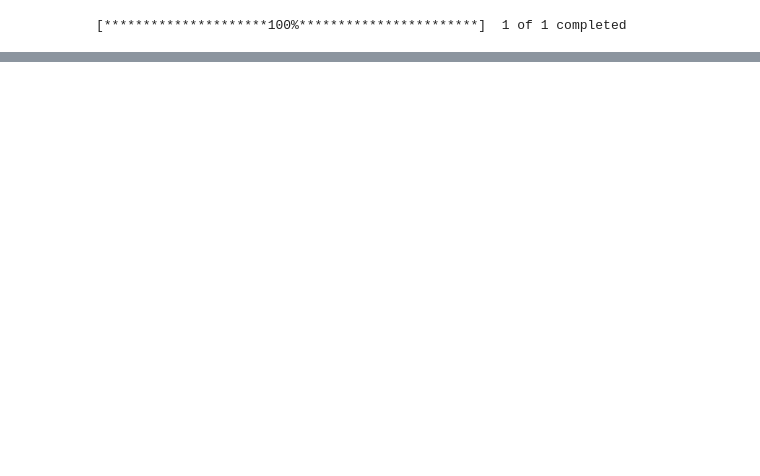
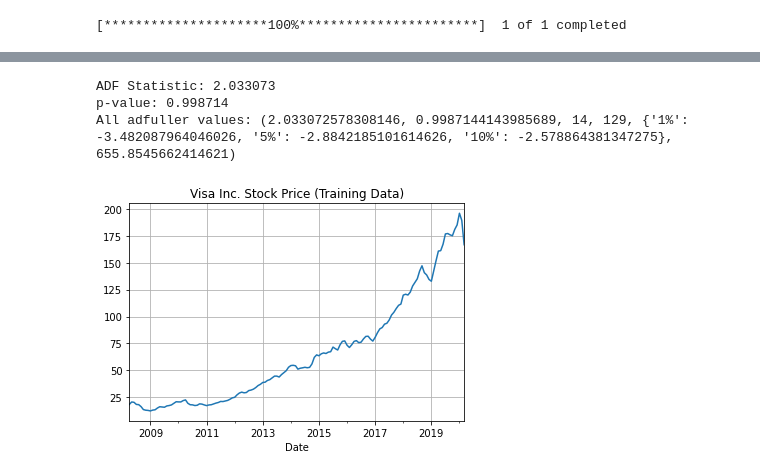
Before and after one commit to bragesolheim/G13_DAT550, a Jupyter notebook: non_seasonal_stock.ipynb, the cells around one changed output, grey strips where cells are left out. Saved outputs shown, nothing was run; the diff lists cells and outputs as text; code cells hidden in the pictures; blank space fills up the shorter version.

Commit message:
Dickey-Fuller test for VISA stock

```diff
--- a/non_seasonal_stock.ipynb
+++ b/non_seasonal_stock.ipynb
@@ -33,0 +61,19 @@ plt.show()
+# %%
+# Split the data into training and test sets
+train_size = int(len(data) * 0.80)
+train_data = data[:train_size]
+test_data = data[train_size:]
+test_size = len(test_data)
+# %%
+# Augmented Dickey-Fuller test
+result = adfuller(train_data)
+print('ADF Statistic: %f' % result[0])
+print('p-value: %f' % result[1])
+print('All adfuller values:', result)
+train_data.plot(title='Visa Inc. Stock Price (Training Data)')
+plt.grid()
+# %% [output]
+ADF Statistic: 2.033073
+p-value: 0.998714
+All adfuller values: (2.033072578308146, 0.9987144143985689, 14, 129, {'1%': -3.482087964046026, '5%': -2.8842185101614626, '10%': -2.578864381347275}, 655.8545662414621)
+[figure, added]
```
Also changed, not shown: parts of 9 cells of this notebook, 1 other file.
